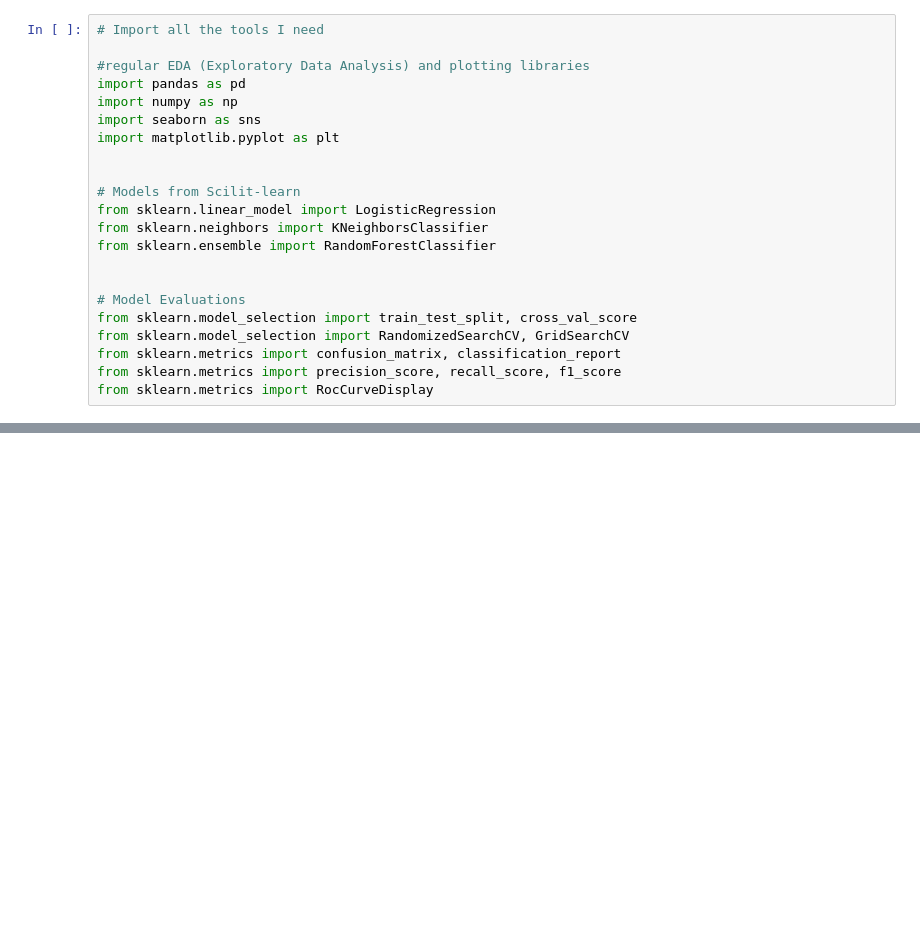
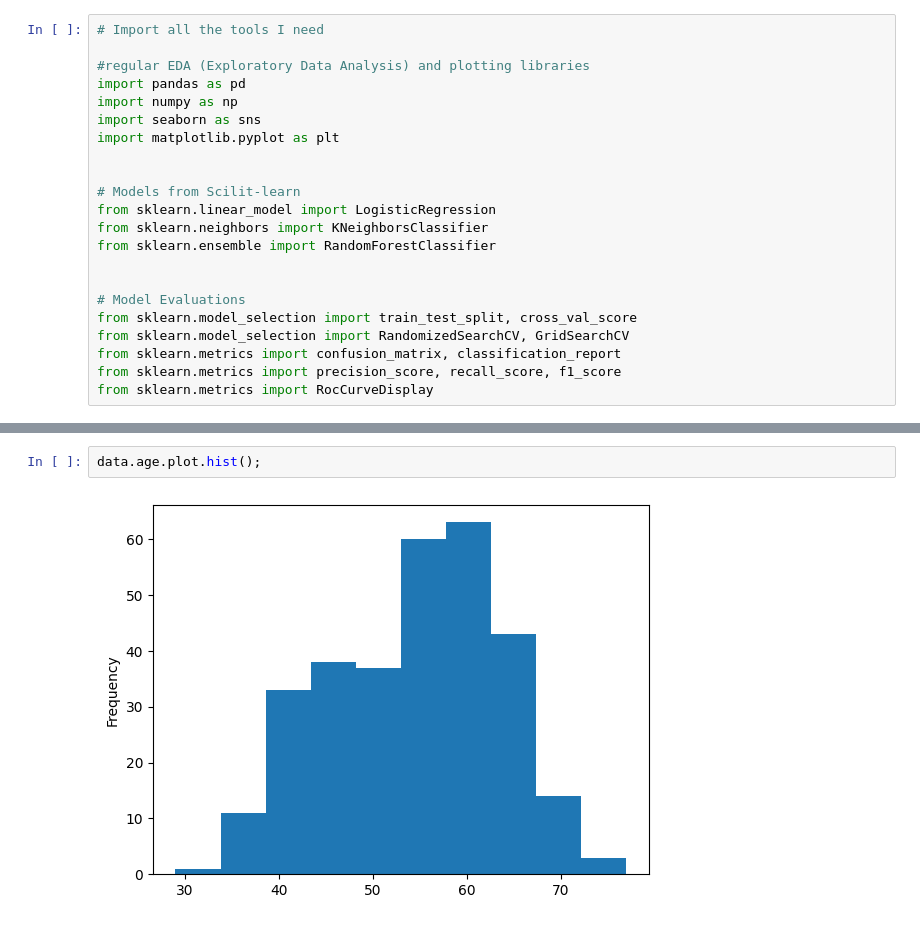
Before and after one commit to EBNyame/End-To-End-Heart-Disease-Classificaation, a Jupyter notebook: End_to_End_Heart_Disease_Classification.ipynb, the cells around one changed output, grey strips where cells are left out. Drawn from its saved outputs; the diff is of its cells as text; blank space fills up the shorter version.

```diff
--- a/End_to_End_Heart_Disease_Classification.ipynb
+++ b/End_to_End_Heart_Disease_Classification.ipynb
@@ -30,0 +285,4 @@ from sklearn.metrics import RocCurveDisplay
+# %%
+data.age.plot.hist();
+# %% [output]
+[figure, added]
```
Also changed, not shown: parts of 30 cells of this notebook.
